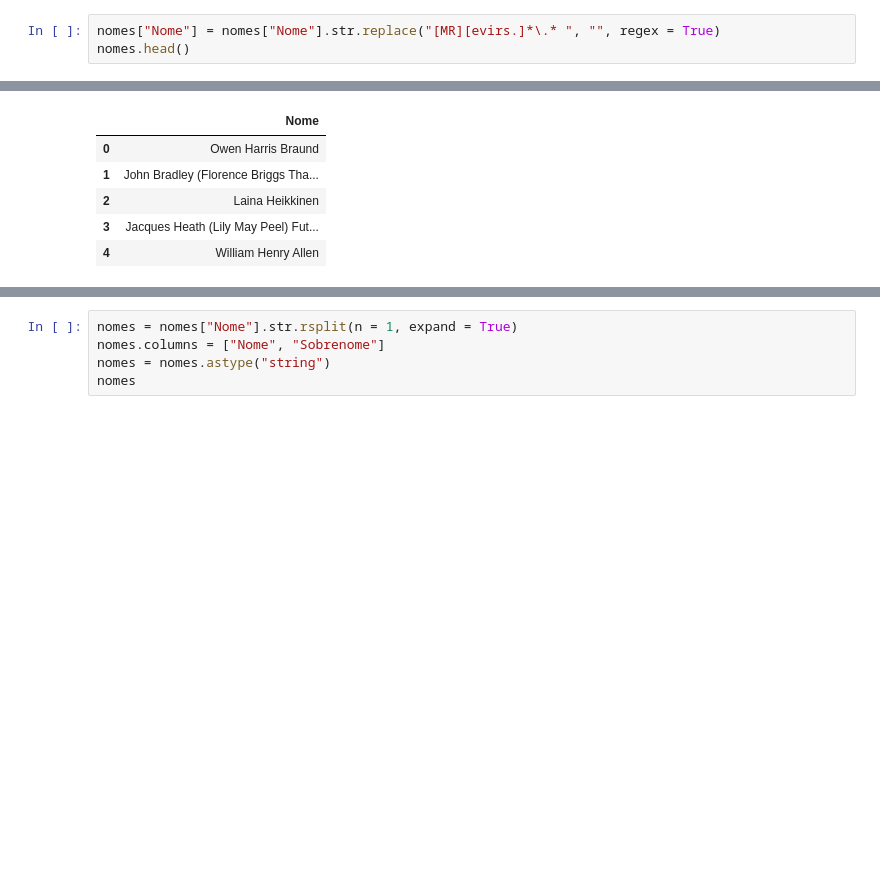
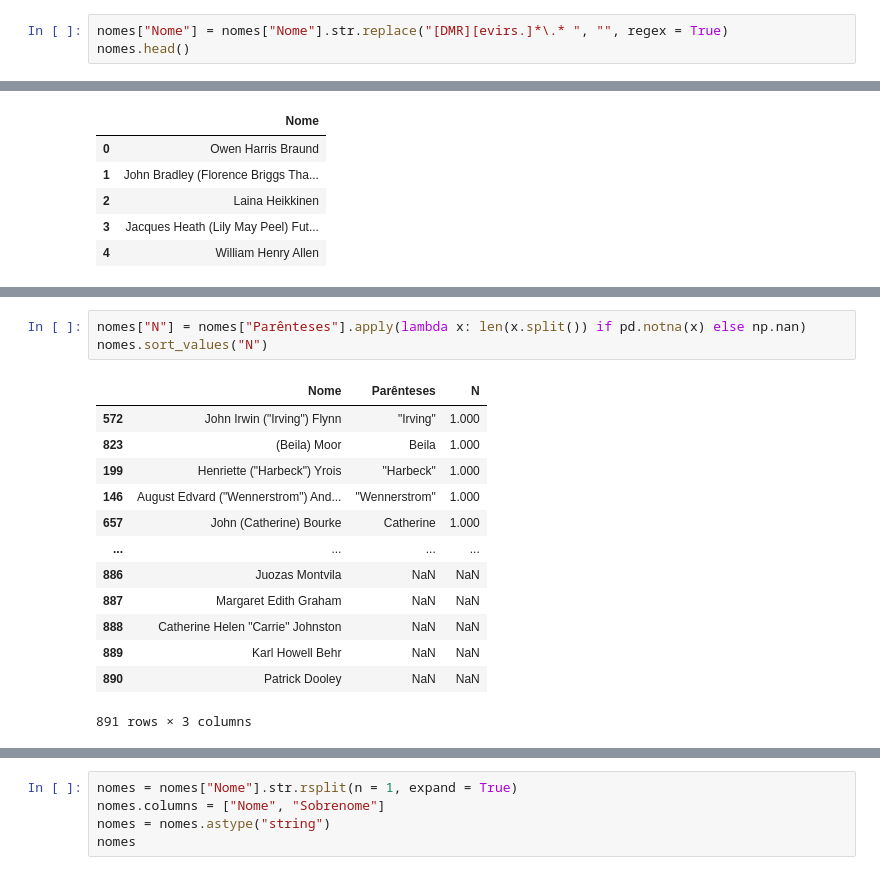
Before and after one commit to IntroDSc/Labs, a Jupyter notebook: Lab 7 Respostas.ipynb, the cells around one changed output, grey strips where cells are left out. Cells and saved outputs as stored; diff of their text form; blank space fills up the shorter version.

```diff
--- a/Lab 7 Respostas.ipynb
+++ b/Lab 7 Respostas.ipynb
@@ -160,7 +161,7 @@ nomes.head()
 | 3 | Futrelle | Mrs. Jacques Heath (Lily May Peel) |
 | 4 | Allen | Mr. William Henry |
 # %%
-nomes["Nome"] = nomes["Nome"].str.replace("[MR][evirs.]*\.* ", "", regex = True)
+nomes["Nome"] = nomes["Nome"].str.replace("[DMR][evirs.]*\.* ", "", regex = True)
 nomes.head()
 # %% [output]
 |  | Sobrenome | Nome |
@@ -212,0 +201,17 @@ nomes
+# %%
+nomes["N"] = nomes["Parênteses"].apply(lambda x: len(x.split()) if pd.notna(x) else np.nan)
+nomes.sort_values("N")
+# %% [output]
+|  | Nome | Parênteses | N |
+| 572 | John Irwin ("Irving") Flynn | "Irving" | 1.000 |
+| 823 | (Beila) Moor | Beila | 1.000 |
+| 199 | Henriette ("Harbeck") Yrois | "Harbeck" | 1.000 |
+| 146 | August Edvard ("Wennerstrom") And... | "Wennerstrom" | 1.000 |
+| 657 | John (Catherine) Bourke | Catherine | 1.000 |
+| ... | ... | ... | ... |
+| 886 | Juozas Montvila | NaN | NaN |
+| 887 | Margaret Edith Graham | NaN | NaN |
+| 888 | Catherine Helen "Carrie" Johnston | NaN | NaN |
+| 889 | Karl Howell Behr | NaN | NaN |
+| 890 | Patrick Dooley | NaN | NaN |
+891 rows × 3 columns
```
Also changed, not shown: parts of 8 cells of this notebook.
